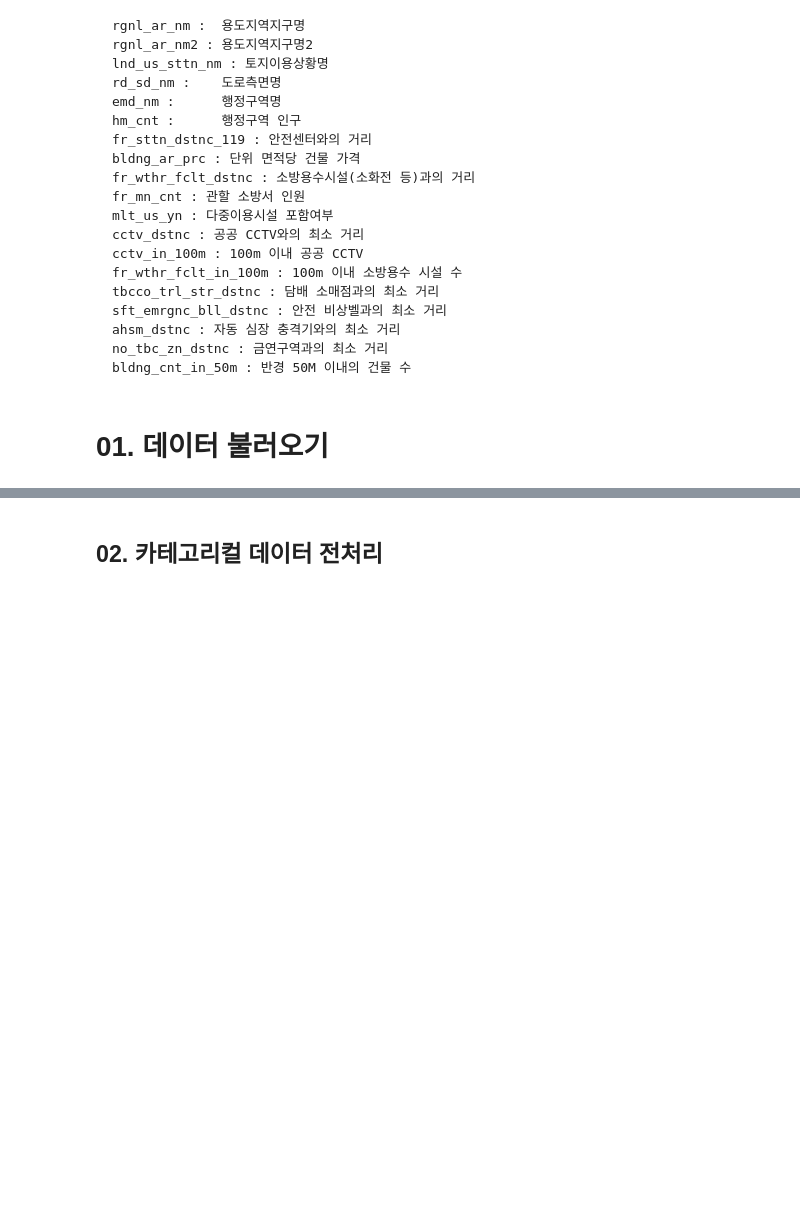
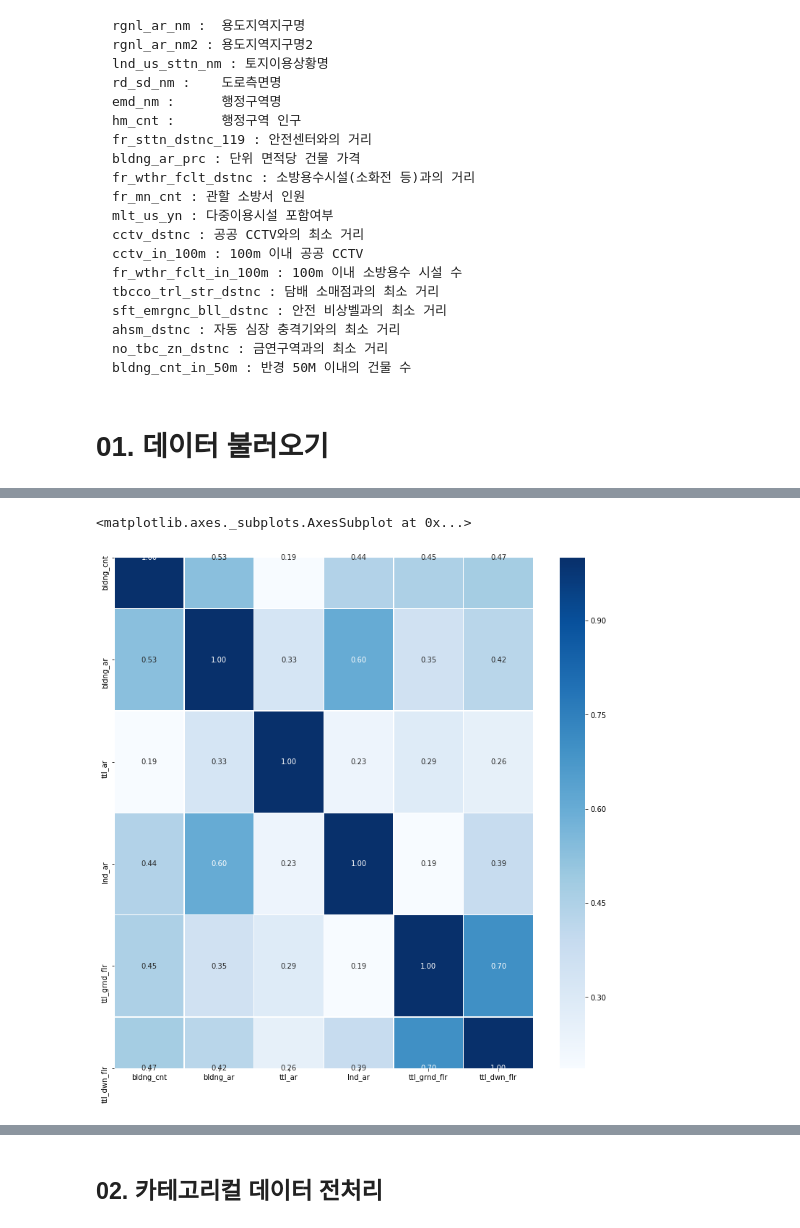
Before and after one commit to hanseul-wang/fire-prediction-model-Kimhae, a Jupyter notebook: Fire/Data_analysis/Train_Data_EDA.ipynb, the cells around one changed output, grey strips where cells are left out. Saved outputs shown, nothing was run; the diff lists cells and outputs as text; code cells hidden in the pictures; blank space fills up the shorter version.

```diff
--- a/Fire/Data_analysis/Train_Data_EDA.ipynb
+++ b/Fire/Data_analysis/Train_Data_EDA.ipynb
@@ -92,0 +124,16 @@ print('토지면적이 0인 데이터: ', len(tDB[tDB['lnd_ar'] == 0.0]), '개')
+# %%
+tDB['lnd_ar2'] = tDB['lnd_ar']
+tDB['ttl_ar2'] = tDB['ttl_ar']
+
+# 총 층수
+tDB['tt_flr'] = tDB['ttl_grnd_flr'] + tDB['ttl_dwn_flr']
+# %%
+for x in tDB[tDB['lnd_ar2'] == 0].index:
+    tDB['lnd_ar2'][x] = tDB['bldng_ar'][x]
+print('토지면적이 0인 데이터: ', len(tDB[tDB['lnd_ar2'] == 0.0]), '개')
+
+
+for x in tDB[tDB['ttl_ar2'] == 0].index:
+    tDB['ttl_ar2'][x] = tDB['bldng_ar'][x] * tDB['tt_flr'][x]
+
+print('연면적이 0인 데이터: ', len(tDB[tDB['ttl_ar2'] == 0.0]), '개')
@@ -92,0 +143,3 @@ print('토지면적이 0인 데이터: ', len(tDB[tDB['lnd_ar'] == 0.0]), '개')
+# %%
+a = tDB[['bldng_cnt','bldng_ar', 'ttl_ar', 'lnd_ar', 'ttl_grnd_flr', 'ttl_dwn_flr']]
+a.iloc[:,:].corr()
@@ -92,0 +154,7 @@ print('토지면적이 0인 데이터: ', len(tDB[tDB['lnd_ar'] == 0.0]), '개')
+# %%
+plt.figure(figsize=(13,13))
+sns.heatmap(data = a.iloc[:,:].corr(), annot=True,
+fmt = '.2f', linewidths=.5, cmap='Blues')
+# %% [output]
+<matplotlib.axes._subplots.AxesSubplot at 0x...>
+[figure, added]
```
Also changed, not shown: parts of 19 cells of this notebook, 2 other files.
